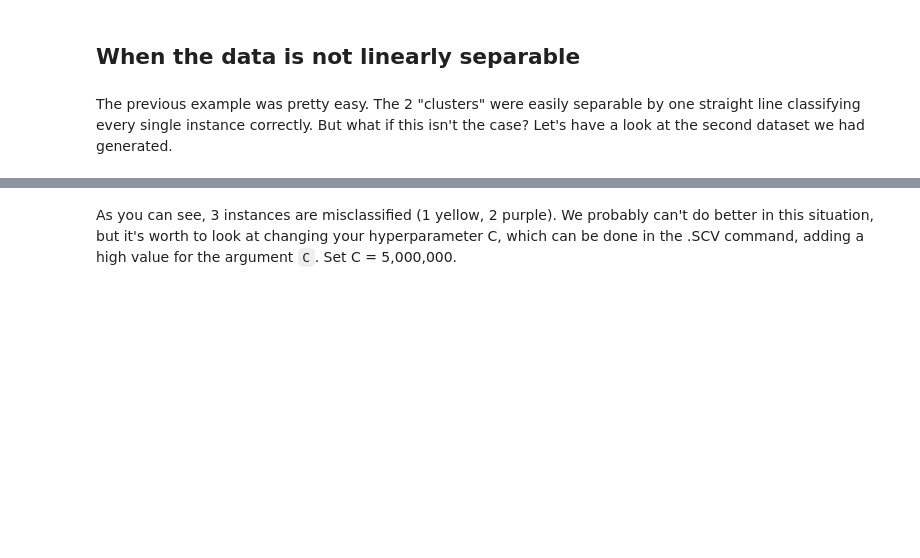
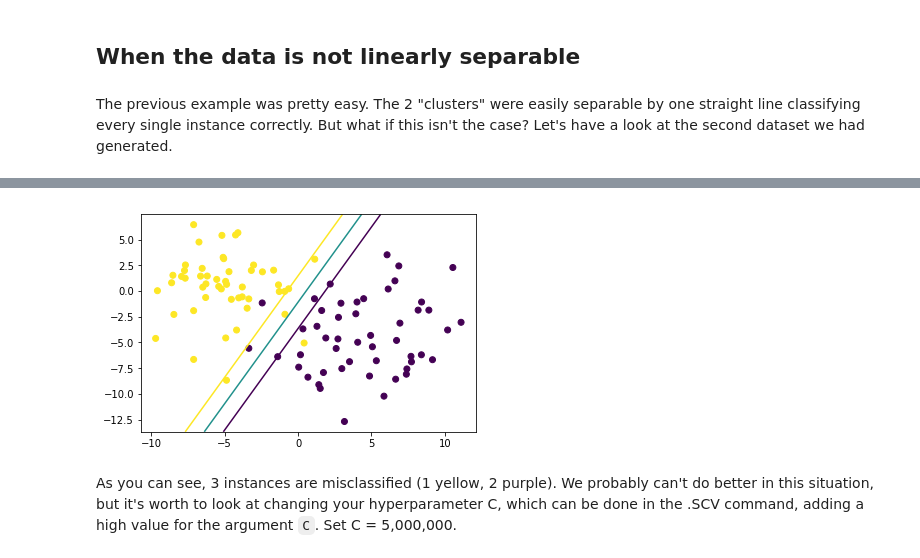
Before and after one commit to aulorbe/dsc-3-33-04-building-an-svm-using-scikit-learn-nyc-career-ds-102218, a Jupyter notebook: index.ipynb, the cells around one changed output, grey strips where cells are left out. Cells and saved outputs as stored; diff of their text form; code cells hidden in the pictures; blank space fills up the shorter version.

```diff
--- a/index.ipynb
+++ b/index.ipynb
@@ -196,0 +220,8 @@ Unlike what we've seen in the previous lab, we can just simply use the same SVC
+# %%
+X_22_mesh, X_21_mesh = np.meshgrid(X_22_grid, X_21_grid)
+# %%
+X_21_22 = np.c_[X_21_mesh.ravel(), X_22_mesh.ravel()]
+# %%
+dec_func_2 = svc_2.decision_function(X_21_22)
+# %%
+dec_func_2 = dec_func_2.reshape(X_21_mesh.shape)
@@ -197,3 +240,14 @@ Unlike what we've seen in the previous lab, we can just simply use the same SVC
+# %%
+plt.scatter(X_21, X_22, c = y_2)
+# plt.scatter(x, y, color="red")
+
+axes = plt.gca()
+
+axes.contour(X_21_mesh, X_22_mesh, dec_func_2, levels = [-1,0,1])
+
+plt.show()
+# %% [output]
+[figure, added]
 # %% [markdown]
 As you can see, 3 instances are misclassified (1 yellow, 2 purple). We probably can't do better in this situation, but it's worth to look at changing your hyperparameter C, which can be done in the .SCV command, adding a high value for the argument `C`. Set C = 5,000,000.
 # %%
```
Also changed, not shown: parts of 11 cells of this notebook.
